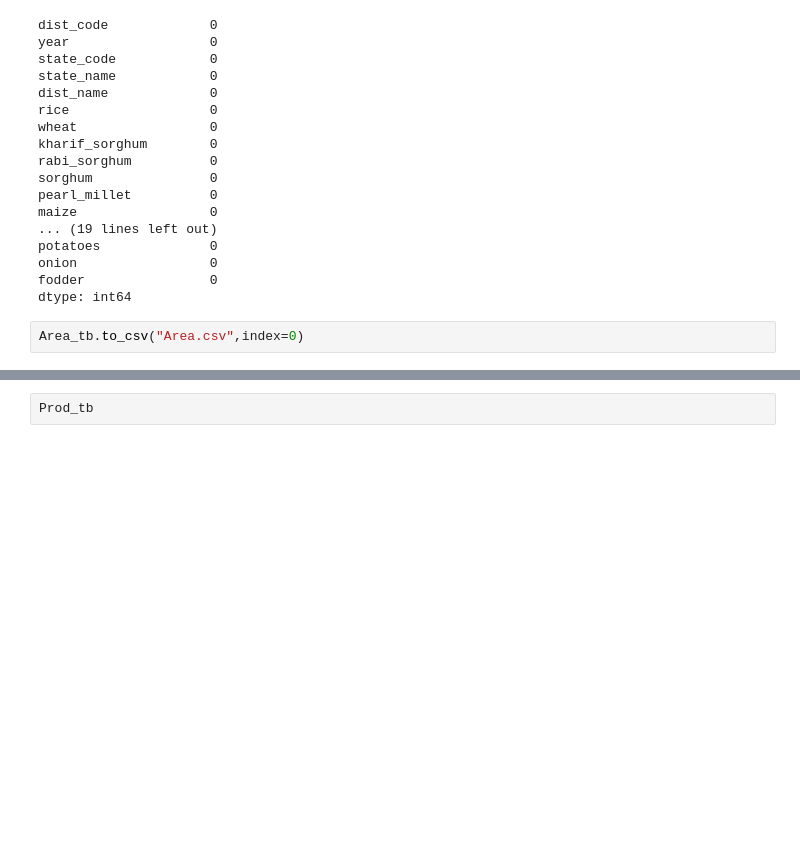
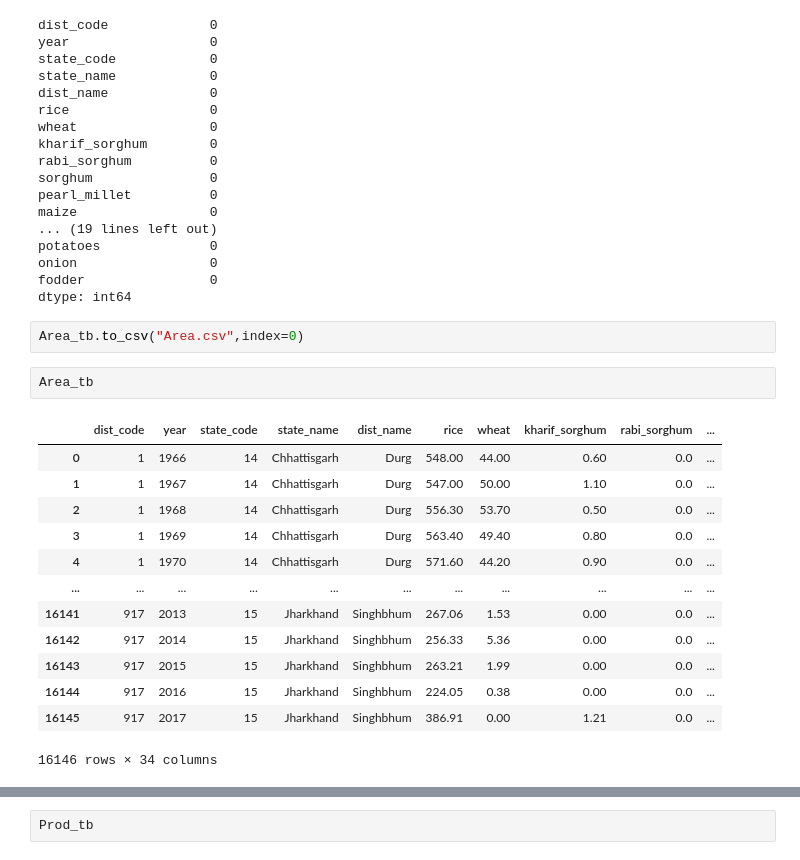
Before and after one commit to krisv8/AgriData-Explorer, a Jupyter notebook: Project_Agri.ipynb, the cells around one changed output, grey strips where cells are left out. Drawn from its saved outputs; the diff is of its cells as text; blank space fills up the shorter version.

```diff
--- a/Project_Agri.ipynb
+++ b/Project_Agri.ipynb
@@ -99,3 +85,19 @@ fodder                0
 dtype: int64
 # %%
 Area_tb.to_csv("Area.csv",index=0)
+# %%
+Area_tb
+# %% [output]
+|  | dist_code | year | state_code | state_name | dist_name | rice | wheat | kharif_sorghum | rabi_sorghum | ... |
+| 0 | 1 | 1966 | 14 | Chhattisgarh | Durg | 548.00 | 44.00 | 0.60 | 0.0 | ... |
+| 1 | 1 | 1967 | 14 | Chhattisgarh | Durg | 547.00 | 50.00 | 1.10 | 0.0 | ... |
+| 2 | 1 | 1968 | 14 | Chhattisgarh | Durg | 556.30 | 53.70 | 0.50 | 0.0 | ... |
+| 3 | 1 | 1969 | 14 | Chhattisgarh | Durg | 563.40 | 49.40 | 0.80 | 0.0 | ... |
+| 4 | 1 | 1970 | 14 | Chhattisgarh | Durg | 571.60 | 44.20 | 0.90 | 0.0 | ... |
+| ... | ... | ... | ... | ... | ... | ... | ... | ... | ... | ... |
+| 16141 | 917 | 2013 | 15 | Jharkhand | Singhbhum | 267.06 | 1.53 | 0.00 | 0.0 | ... |
+| 16142 | 917 | 2014 | 15 | Jharkhand | Singhbhum | 256.33 | 5.36 | 0.00 | 0.0 | ... |
+| 16143 | 917 | 2015 | 15 | Jharkhand | Singhbhum | 263.21 | 1.99 | 0.00 | 0.0 | ... |
+| 16144 | 917 | 2016 | 15 | Jharkhand | Singhbhum | 224.05 | 0.38 | 0.00 | 0.0 | ... |
+| 16145 | 917 | 2017 | 15 | Jharkhand | Singhbhum | 386.91 | 0.00 | 1.21 | 0.0 | ... |
+16146 rows × 34 columns
```
Also changed, not shown: parts of 13 cells of this notebook, 2 other files.
